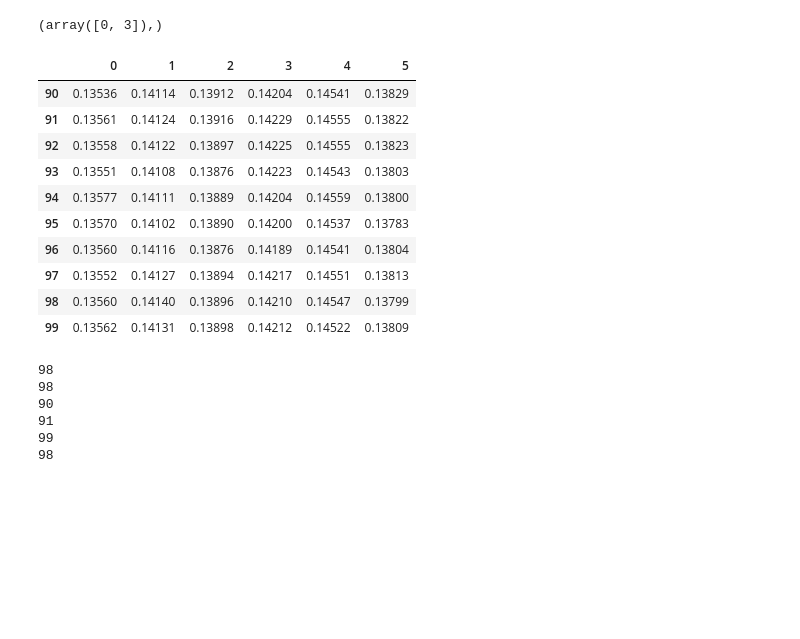
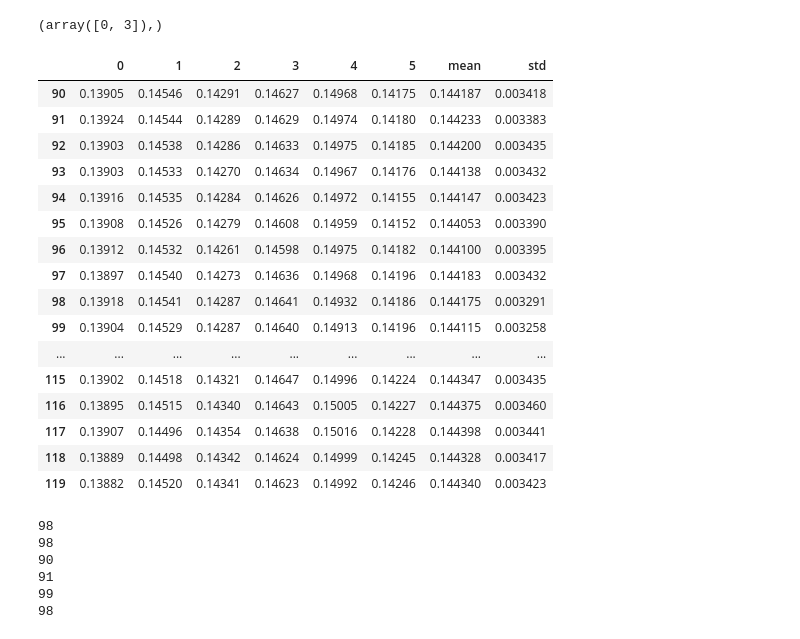
Before and after one commit to ily9000/Kaggle_AirBnB, a Jupyter notebook: view_results.ipynb, the cells around one changed output. Drawn from its saved outputs; the diff is of its cells as text; code cells hidden in the pictures; blank space fills up the shorter version.

```diff
--- a/view_results.ipynb
+++ b/view_results.ipynb
@@ -15,7 +15,7 @@ Read in just the testing and training data.
 # %%
 error = pd.read_pickle('scripts/cv_results/actions_e20/search3/res1.p')
 error2 = pd.read_pickle('scripts/cv_results/actions_e20/search3/res5.p')
-error3 = pd.read_pickle('scripts/cv_results/actions_e20/search3/res4.p')
+error6 = pd.read_pickle('scripts/cv_results/actions_e20/search3/res6.p')
 e = pd.read_pickle('scripts/cv_results/actions_e20/errors_search3.p')
 param = pd.read_pickle('scripts/cv_results/actions_e20/params_search3.p')
 #error['mean'] = error.apply(np.mean, axis = 1)
@@ -113,7 +98,7 @@ np.sum(np.equal(b[idx], 10))
 # %%
 b = a.argsort(axis = 1)[:,::-1][:,0]
 # %%
-error['mean'] = error.astype(np.float).mean(axis = 1)
+error6['std'] = error6.astype(np.float).std(axis = 1)
 # %%
 label = np.array([1, 2, 3, 1])
 np.where(label == 1)
@@ -123,20 +108,26 @@ np.where(label == 1)
 param.to_pickle('scripts/cv_results/actions_e20/params_search3.p')
 # %%
 len()
-# %%
-error3.iloc[-10:]
-# %% [output]
-|  | 0 | 1 | 2 | 3 | 4 | 5 |
-| 90 | 0.13536 | 0.14114 | 0.13912 | 0.14204 | 0.14541 | 0.13829 |
-| 91 | 0.13561 | 0.14124 | 0.13916 | 0.14229 | 0.14555 | 0.13822 |
-| 92 | 0.13558 | 0.14122 | 0.13897 | 0.14225 | 0.14555 | 0.13823 |
-| 93 | 0.13551 | 0.14108 | 0.13876 | 0.14223 | 0.14543 | 0.13803 |
-| 94 | 0.13577 | 0.14111 | 0.13889 | 0.14204 | 0.14559 | 0.13800 |
-| 95 | 0.13570 | 0.14102 | 0.13890 | 0.14200 | 0.14537 | 0.13783 |
-| 96 | 0.13560 | 0.14116 | 0.13876 | 0.14189 | 0.14541 | 0.13804 |
-| 97 | 0.13552 | 0.14127 | 0.13894 | 0.14217 | 0.14551 | 0.13813 |
-| 98 | 0.13560 | 0.14140 | 0.13896 | 0.14210 | 0.14547 | 0.13799 |
-| 99 | 0.13562 | 0.14131 | 0.13898 | 0.14212 | 0.14522 | 0.13809 |
+# %%
+error6.iloc[90:120]
+# %% [output]
+|  | 0 | 1 | 2 | 3 | 4 | 5 | mean | std |
+| 90 | 0.13905 | 0.14546 | 0.14291 | 0.14627 | 0.14968 | 0.14175 | 0.144187 | 0.003418 |
+| 91 | 0.13924 | 0.14544 | 0.14289 | 0.14629 | 0.14974 | 0.14180 | 0.144233 | 0.003383 |
+| 92 | 0.13903 | 0.14538 | 0.14286 | 0.14633 | 0.14975 | 0.14185 | 0.144200 | 0.003435 |
+| 93 | 0.13903 | 0.14533 | 0.14270 | 0.14634 | 0.14967 | 0.14176 | 0.144138 | 0.003432 |
+| 94 | 0.13916 | 0.14535 | 0.14284 | 0.14626 | 0.14972 | 0.14155 | 0.144147 | 0.003423 |
+| 95 | 0.13908 | 0.14526 | 0.14279 | 0.14608 | 0.14959 | 0.14152 | 0.144053 | 0.003390 |
+| 96 | 0.13912 | 0.14532 | 0.14261 | 0.14598 | 0.14975 | 0.14182 | 0.144100 | 0.003395 |
+| 97 | 0.13897 | 0.14540 | 0.14273 | 0.14636 | 0.14968 | 0.14196 | 0.144183 | 0.003432 |
+| 98 | 0.13918 | 0.14541 | 0.14287 | 0.14641 | 0.14932 | 0.14186 | 0.144175 | 0.003291 |
+| 99 | 0.13904 | 0.14529 | 0.14287 | 0.14640 | 0.14913 | 0.14196 | 0.144115 | 0.003258 |
+| ... | ... | ... | ... | ... | ... | ... | ... | ... |
+| 115 | 0.13902 | 0.14518 | 0.14321 | 0.14647 | 0.14996 | 0.14224 | 0.144347 | 0.003435 |
+| 116 | 0.13895 | 0.14515 | 0.14340 | 0.14643 | 0.15005 | 0.14227 | 0.144375 | 0.003460 |
+| 117 | 0.13907 | 0.14496 | 0.14354 | 0.14638 | 0.15016 | 0.14228 | 0.144398 | 0.003441 |
+| 118 | 0.13889 | 0.14498 | 0.14342 | 0.14624 | 0.14999 | 0.14245 | 0.144328 | 0.003417 |
+| 119 | 0.13882 | 0.14520 | 0.14341 | 0.14623 | 0.14992 | 0.14246 | 0.144340 | 0.003423 |
 # %%
 for i in range(6):
     print np.argmin(error2.iloc[-10:, i])
```
Also changed, not shown: parts of 3 cells of this notebook, 3 other files.
